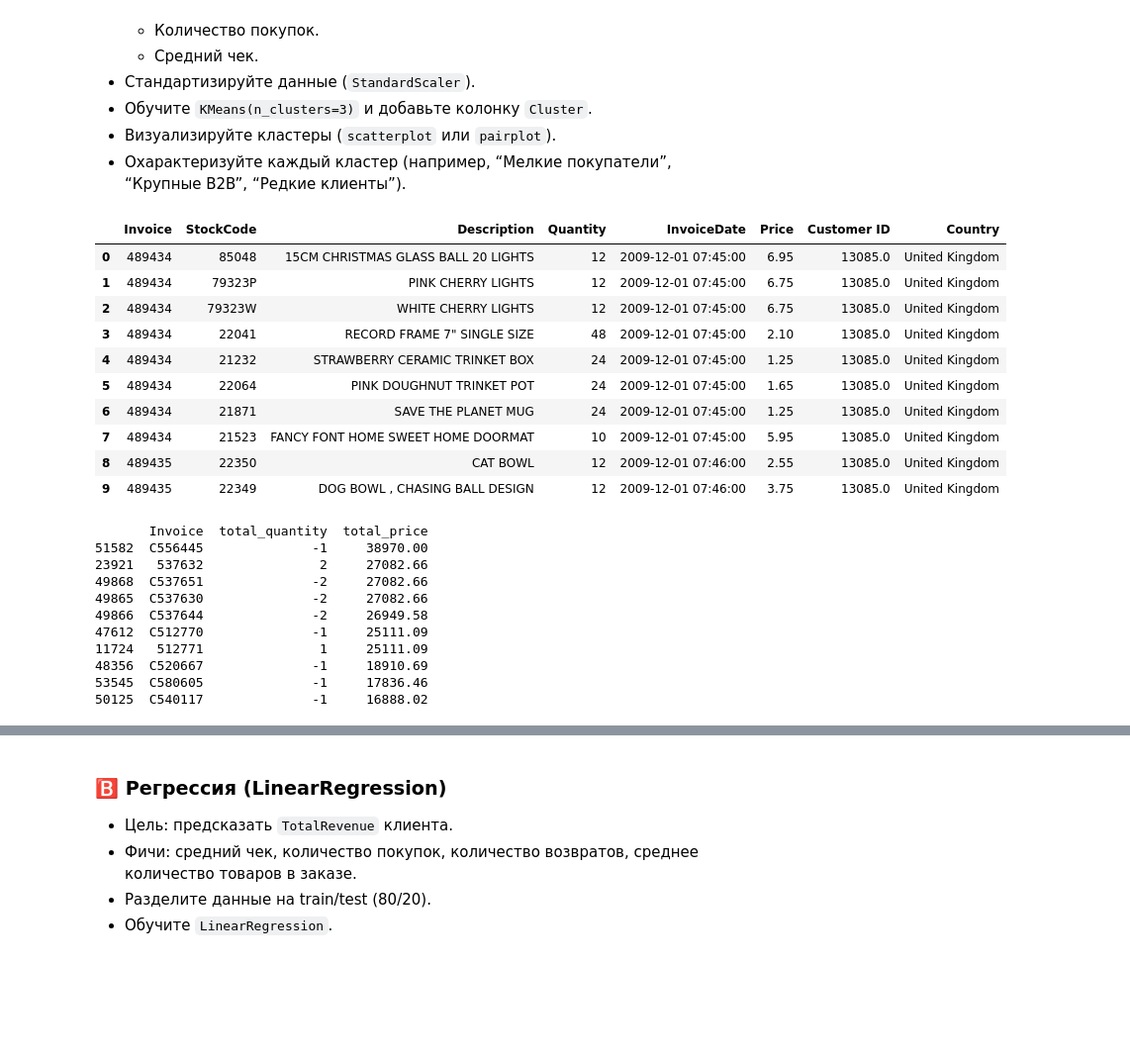
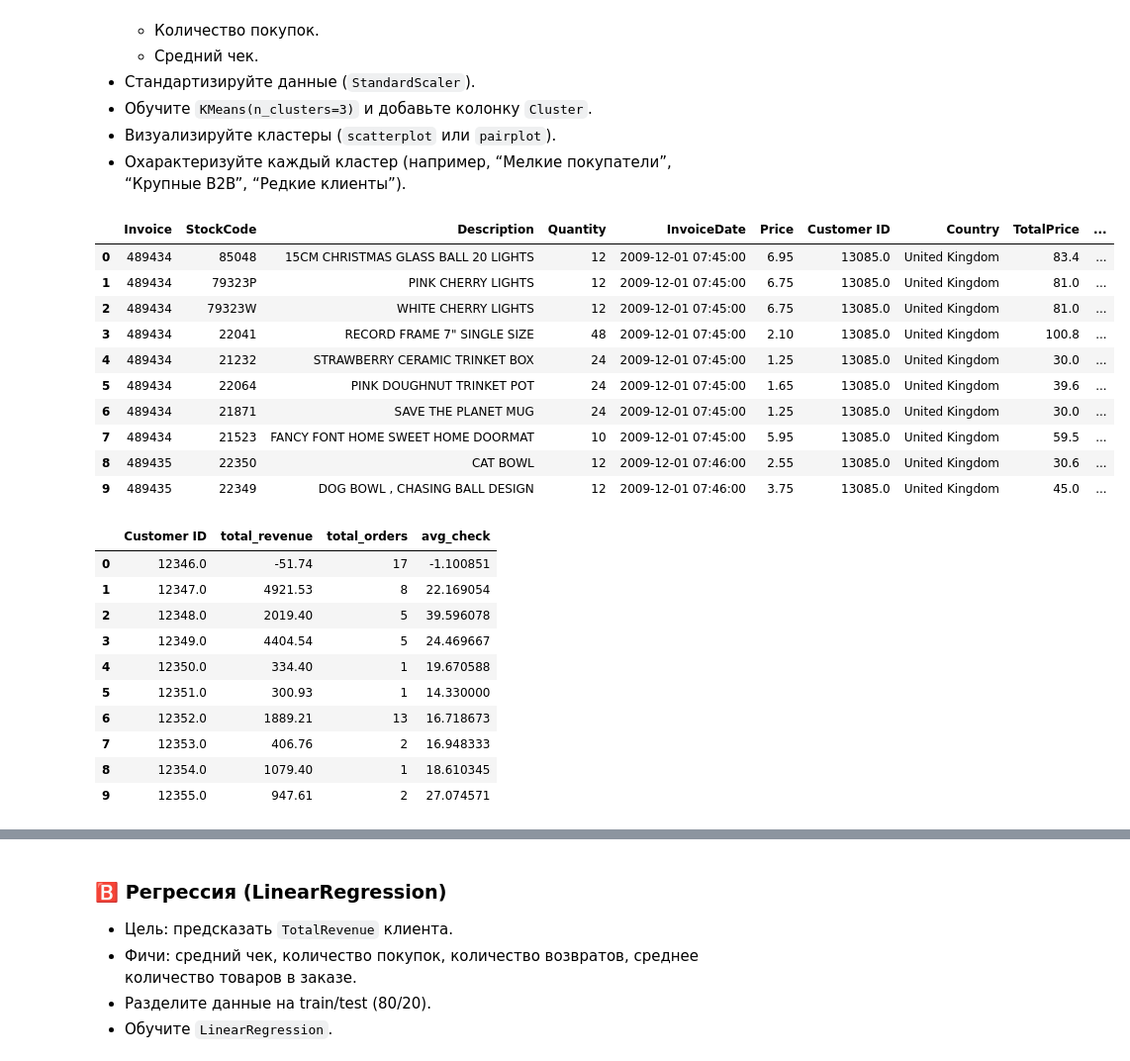
Before and after one commit to antanevichmikalai99/TMS_project_work, a Jupyter notebook: notebooks/02_ML.ipynb, the cells around one changed output, grey strips where cells are left out. Shown at 99% size. Saved outputs shown, nothing was run; the diff lists cells and outputs as text; code cells hidden in the pictures; blank space fills up the shorter version.

```diff
--- a/notebooks/02_ML.ipynb
+++ b/notebooks/02_ML.ipynb
@@ -23,38 +27,39 @@ from sklearn.cluster import KMeans
 # %%
-df = pd.read_csv('/Users/nikolajantonevic/Desktop/online_retail_II.csv')
+df = pd.read_csv('/Users/nikolajantonevic/Desktop/25_Проектная работа на Python/GitHub/TMS_project_work/notebooks/_data_cleaned_.csv')
 #pd.set_option('display.max_columns', None)
 df.head(10)
 # %% [output]
-|  | Invoice | StockCode | Description | Quantity | InvoiceDate | Price | Customer ID | Country |
-| 0 | 489434 | 85048 | 15CM CHRISTMAS GLASS BALL 20 LIGHTS | 12 | 2009-12-01 07:45:00 | 6.95 | 13085.0 | United Kingdom |
-| 1 | 489434 | 79323P | PINK CHERRY LIGHTS | 12 | 2009-12-01 07:45:00 | 6.75 | 13085.0 | United Kingdom |
-| 2 | 489434 | 79323W | WHITE CHERRY LIGHTS | 12 | 2009-12-01 07:45:00 | 6.75 | 13085.0 | United Kingdom |
-| 3 | 489434 | 22041 | RECORD FRAME 7" SINGLE SIZE | 48 | 2009-12-01 07:45:00 | 2.10 | 13085.0 | United Kingdom |
-| 4 | 489434 | 21232 | STRAWBERRY CERAMIC TRINKET BOX | 24 | 2009-12-01 07:45:00 | 1.25 | 13085.0 | United Kingdom |
-| 5 | 489434 | 22064 | PINK DOUGHNUT TRINKET POT | 24 | 2009-12-01 07:45:00 | 1.65 | 13085.0 | United Kingdom |
-| 6 | 489434 | 21871 | SAVE THE PLANET MUG | 24 | 2009-12-01 07:45:00 | 1.25 | 13085.0 | United Kingdom |
-| 7 | 489434 | 21523 | FANCY FONT HOME SWEET HOME DOORMAT | 10 | 2009-12-01 07:45:00 | 5.95 | 13085.0 | United Kingdom |
-| 8 | 489435 | 22350 | CAT BOWL | 12 | 2009-12-01 07:46:00 | 2.55 | 13085.0 | United Kingdom |
-| 9 | 489435 | 22349 | DOG BOWL , CHASING BALL DESIGN | 12 | 2009-12-01 07:46:00 | 3.75 | 13085.0 | United Kingdom |
+|  | Invoice | StockCode | Description | Quantity | InvoiceDate | Price | Customer ID | Country | TotalPrice | ... |
+| 0 | 489434 | 85048 | 15CM CHRISTMAS GLASS BALL 20 LIGHTS | 12 | 2009-12-01 07:45:00 | 6.95 | 13085.0 | United Kingdom | 83.4 | ... |
+| 1 | 489434 | 79323P | PINK CHERRY LIGHTS | 12 | 2009-12-01 07:45:00 | 6.75 | 13085.0 | United Kingdom | 81.0 | ... |
+| 2 | 489434 | 79323W | WHITE CHERRY LIGHTS | 12 | 2009-12-01 07:45:00 | 6.75 | 13085.0 | United Kingdom | 81.0 | ... |
+| 3 | 489434 | 22041 | RECORD FRAME 7" SINGLE SIZE | 48 | 2009-12-01 07:45:00 | 2.10 | 13085.0 | United Kingdom | 100.8 | ... |
+| 4 | 489434 | 21232 | STRAWBERRY CERAMIC TRINKET BOX | 24 | 2009-12-01 07:45:00 | 1.25 | 13085.0 | United Kingdom | 30.0 | ... |
+| 5 | 489434 | 22064 | PINK DOUGHNUT TRINKET POT | 24 | 2009-12-01 07:45:00 | 1.65 | 13085.0 | United Kingdom | 39.6 | ... |
+| 6 | 489434 | 21871 | SAVE THE PLANET MUG | 24 | 2009-12-01 07:45:00 | 1.25 | 13085.0 | United Kingdom | 30.0 | ... |
+| 7 | 489434 | 21523 | FANCY FONT HOME SWEET HOME DOORMAT | 10 | 2009-12-01 07:45:00 | 5.95 | 13085.0 | United Kingdom | 59.5 | ... |
+| 8 | 489435 | 22350 | CAT BOWL | 12 | 2009-12-01 07:46:00 | 2.55 | 13085.0 | United Kingdom | 30.6 | ... |
+| 9 | 489435 | 22349 | DOG BOWL , CHASING BALL DESIGN | 12 | 2009-12-01 07:46:00 | 3.75 | 13085.0 | United Kingdom | 45.0 | ... |
 # %%
-sum_revenue_users = (
-    df.groupby('Invoice', as_index=False)
-    .agg(total_quantity=('Quantity', 'sum'),
-        total_price=('Price', 'sum'))
-    .sort_values('total_price', ascending=False)
-    .head(10)
+df_customers = (
+    df.groupby('Customer ID', as_index=False)
+    .agg(
+        total_revenue=('TotalPrice', 'sum'),
+        total_orders=('Invoice', 'nunique'),
+        avg_check=('TotalPrice', 'mean')
+    )
 )
 
-print(sum_revenue_users)
+df_customers.head(10)
 # %% [output]
-       Invoice  total_quantity  total_price
-51582  C556445              -1     38970.00
-23921   537632               2     27082.66
-49868  C537651              -2     27082.66
-49865  C537630              -2     27082.66
-49866  C537644              -2     26949.58
-47612  C512770              -1     25111.09
-11724   512771               1     25111.09
-48356  C520667              -1     18910.69
-53545  C580605              -1     17836.46
-50125  C540117              -1     16888.02
+|  | Customer ID | total_revenue | total_orders | avg_check |
+| 0 | 12346.0 | -51.74 | 17 | -1.100851 |
+| 1 | 12347.0 | 4921.53 | 8 | 22.169054 |
+| 2 | 12348.0 | 2019.40 | 5 | 39.596078 |
+| 3 | 12349.0 | 4404.54 | 5 | 24.469667 |
+| 4 | 12350.0 | 334.40 | 1 | 19.670588 |
+| 5 | 12351.0 | 300.93 | 1 | 14.330000 |
+| 6 | 12352.0 | 1889.21 | 13 | 16.718673 |
+| 7 | 12353.0 | 406.76 | 2 | 16.948333 |
+| 8 | 12354.0 | 1079.40 | 1 | 18.610345 |
+| 9 | 12355.0 | 947.61 | 2 | 27.074571 |
```
Also changed, not shown: parts of 15 cells of this notebook, 2 other files.
